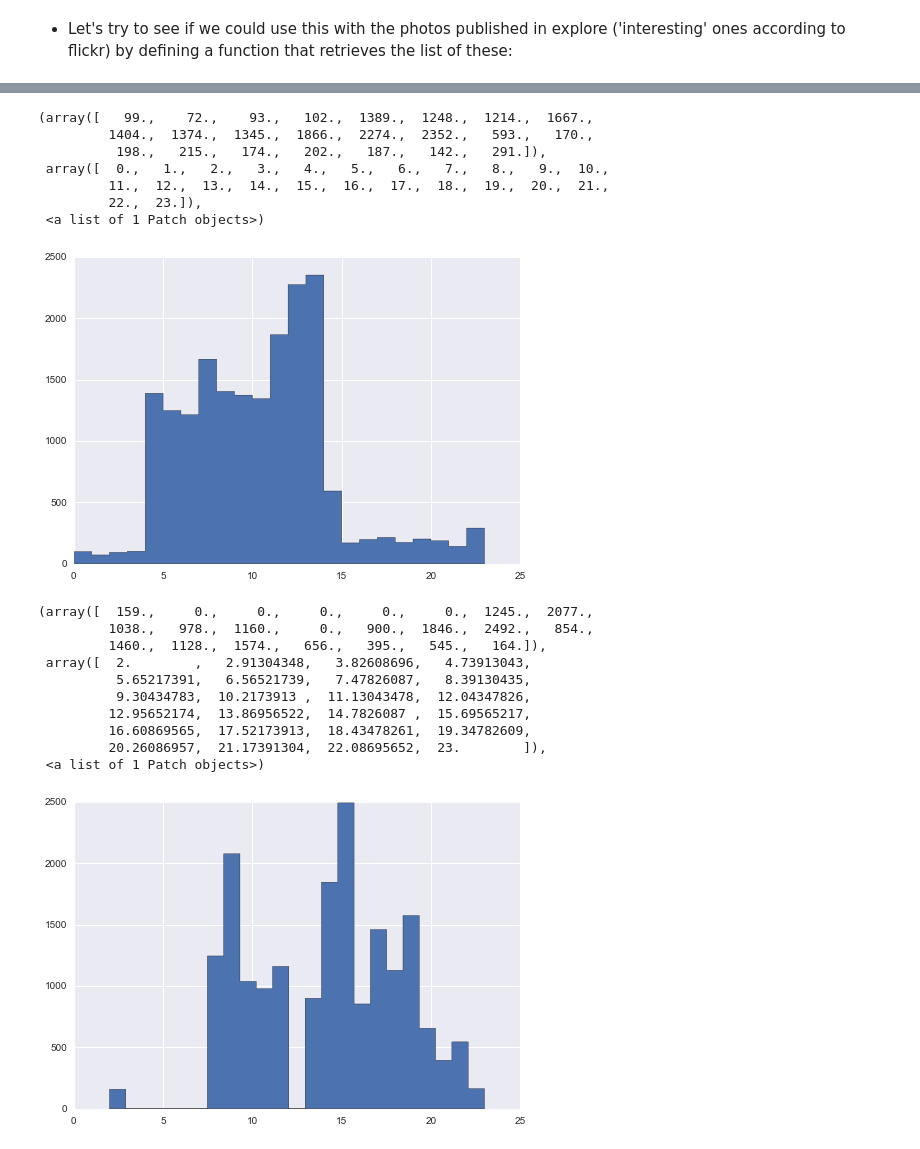
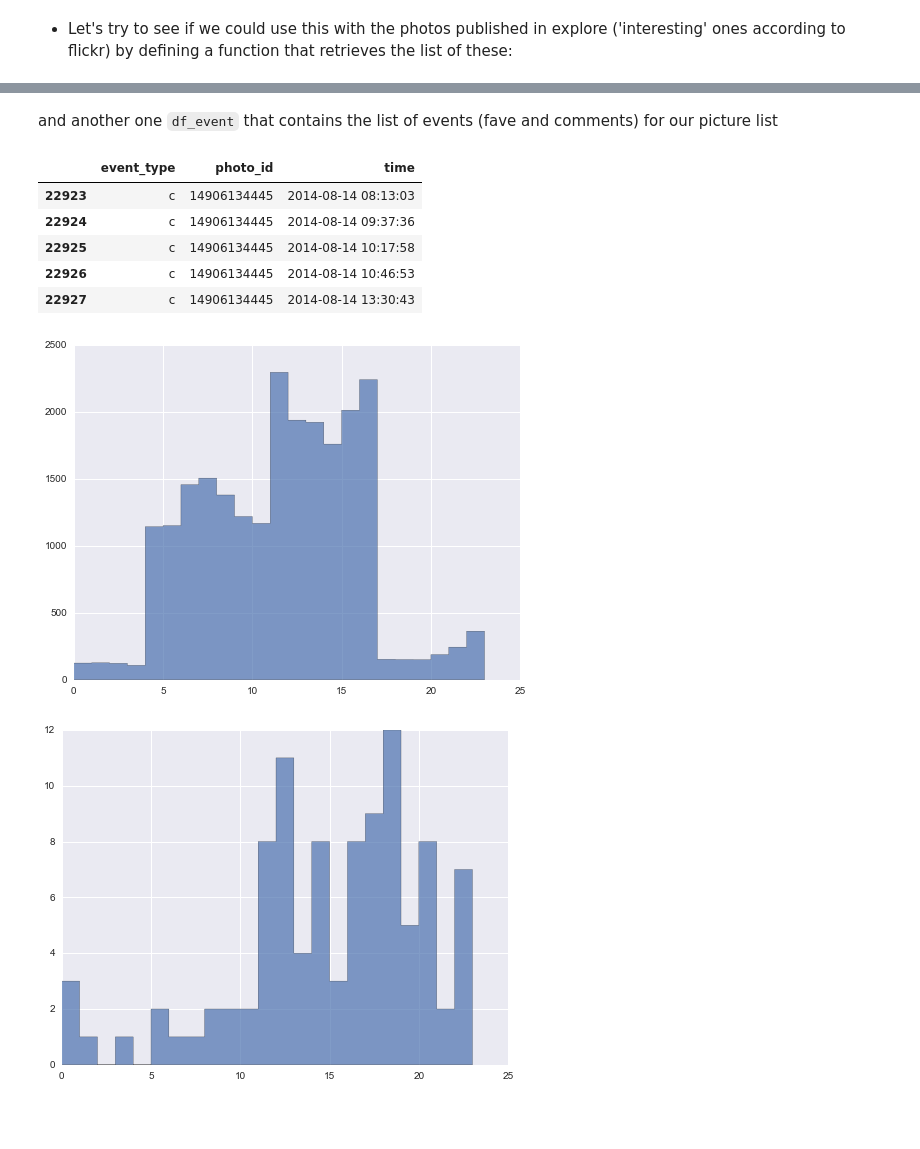
Before and after one commit to odhondt/flickr-data, a Jupyter notebook: flickr data.ipynb, the cells around one changed output, grey strips where cells are left out. Cells and saved outputs as stored; diff of their text form; code cells hidden in the pictures; blank space fills up the shorter version.

```diff
--- a/flickr data.ipynb
+++ b/flickr data.ipynb
@@ -317,7 +280,7 @@ df_one.sort('time').head(10)
 # %% [markdown]
 - Let's try to see if we could use this with the photos published in explore ('interesting' ones according to flickr) by defining a function that retrieves the list of these:
 # %%
-def getInterestingList():
+def getFlickrExploreList():
     str_tmp = flickr.interestingness_getList()
     json_tmp = json.loads(str_tmp[14:-1])
     df_tmp = pd.read_json(json.dumps(json_tmp['photos']['photo']))
@@ -328,6 +289,5 @@ def getInterestingList():
 # %%
 # Making a data frame with pictures from explore
-df_tmp = getInterestingList()
-df = pd.DataFrame()
-for p_id in df_tmp[0:5]:
-    df = df.append(getFlickrActivity(p_id), ignore_index=True)
+df_list = getFlickrExploreList()
+df_info = getFlickrInfo(df_list)
+df_event = getFlickrActivity(df_list)
@@ -353,27 +306,23 @@ df.sort('views').head(15)
+# %% [markdown]
+and another one `df_event` that contains the list of events (fave and comments) for our picture list
+# %%
+df_event.tail()
+# %% [output]
+|  | event_type | photo_id | time |
+| 22923 | c | 14906134445 | 2014-08-14 08:13:03 |
+| 22924 | c | 14906134445 | 2014-08-14 09:37:36 |
+| 22925 | c | 14906134445 | 2014-08-14 10:17:58 |
+| 22926 | c | 14906134445 | 2014-08-14 10:46:53 |
+| 22927 | c | 14906134445 | 2014-08-14 13:30:43 |
 # %%
-tt=pd.DatetimeIndex(df['time'])
-hist(tt.hour, bins=23, histtype='stepfilled')
+figsize(8,6)
+tt=pd.DatetimeIndex(df_event['time']);
+hist(tt.hour, bins=23, histtype='stepfilled', alpha=0.7);
 # %% [output]
-(array([   99.,    72.,    93.,   102.,  1389.,  1248.,  1214.,  1667.,
-         1404.,  1374.,  1345.,  1866.,  2274.,  2352.,   593.,   170.,
-          198.,   215.,   174.,   202.,   187.,   142.,   291.]),
- array([  0.,   1.,   2.,   3.,   4.,   5.,   6.,   7.,   8.,   9.,  10.,
-         11.,  12.,  13.,  14.,  15.,  16.,  17.,  18.,  19.,  20.,  21.,
-         22.,  23.]),
- <a list of 1 Patch objects>)
-[figure, old version]
+[figure, new version]
 # %%
-tt=pd.DatetimeIndex(df['posted'])
-hist(tt.hour, bins=23, histtype='stepfilled')
+figsize(8,6)
+tt=pd.DatetimeIndex(df_info['posted']);
+hist(tt.hour, bins=23, histtype='stepfilled', alpha=0.7);
 # %% [output]
-(array([  159.,     0.,     0.,     0.,     0.,     0.,  1245.,  2077.,
-         1038.,   978.,  1160.,     0.,   900.,  1846.,  2492.,   854.,
-         1460.,  1128.,  1574.,   656.,   395.,   545.,   164.]),
- array([  2.        ,   2.91304348,   3.82608696,   4.73913043,
-          5.65217391,   6.56521739,   7.47826087,   8.39130435,
-          9.30434783,  10.2173913 ,  11.13043478,  12.04347826,
-         12.95652174,  13.86956522,  14.7826087 ,  15.69565217,
-         16.60869565,  17.52173913,  18.43478261,  19.34782609,
-         20.26086957,  21.17391304,  22.08695652,  23.        ]),
- <a list of 1 Patch objects>)
-[figure, old version]
+[figure, new version]
```
Also changed, not shown: parts of 20 cells of this notebook.
